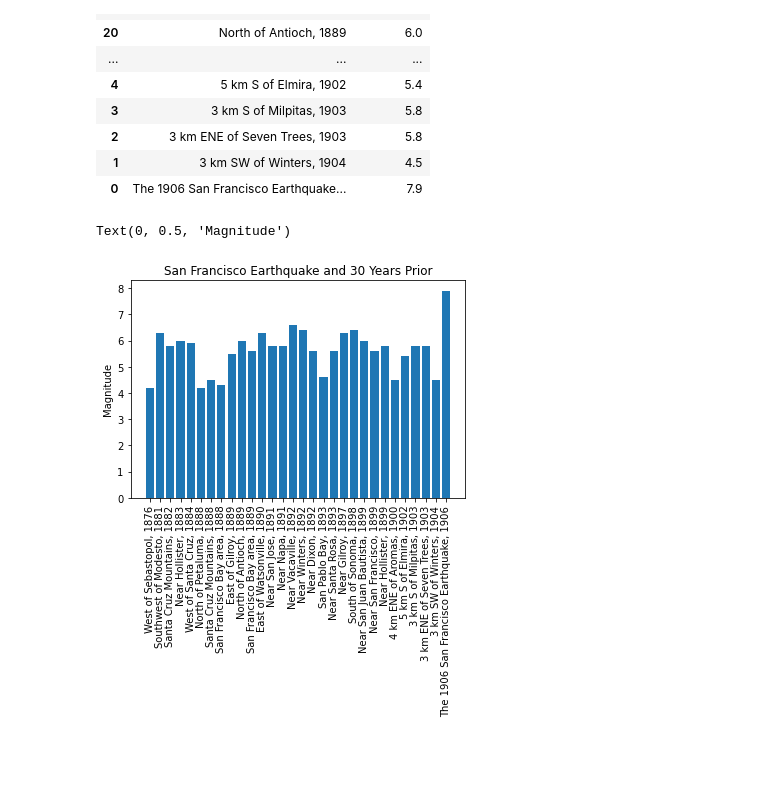
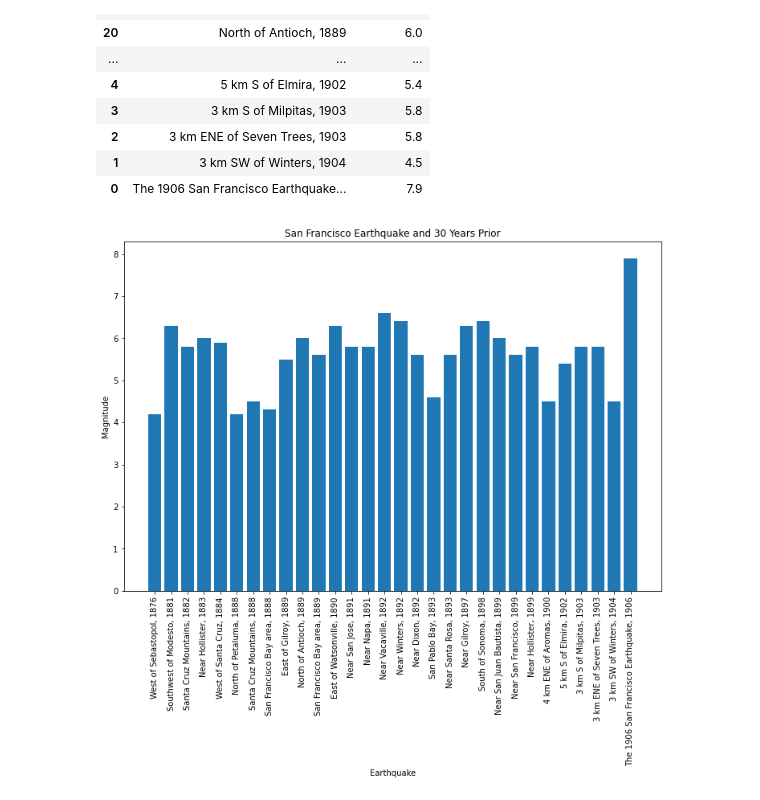
Before and after one commit to chronicJatt/Project-1, a Jupyter notebook: 1906 San Francisco Earthquake.ipynb, the cells around one changed output. Cells and saved outputs as stored; diff of their text form; code cells hidden in the pictures; blank space fills up the shorter version.

```diff
--- a/1906 San Francisco Earthquake.ipynb
+++ b/1906 San Francisco Earthquake.ipynb
@@ -159,13 +159,15 @@ san_fran_bar
 # %%
 # Variables for Bar Chart
 eq_locs = san_fran_bar['Earthquake']
 eq_mag = san_fran_bar['Magnitude']
 
 # Plotting
+plt.figure(figsize=(12,8))
 plt.bar(eq_locs, eq_mag)
 plt.xticks(rotation=90)
 plt.title('San Francisco Earthquake and 30 Years Prior')
 plt.ylabel('Magnitude')
+plt.xlabel('Earthquake')
+plt.show()
 # %% [output]
-Text(0, 0.5, 'Magnitude')
-[figure, old version]
+[figure, new version]
```
Also changed, not shown: parts of 1 cell of this notebook, 1 other file.
